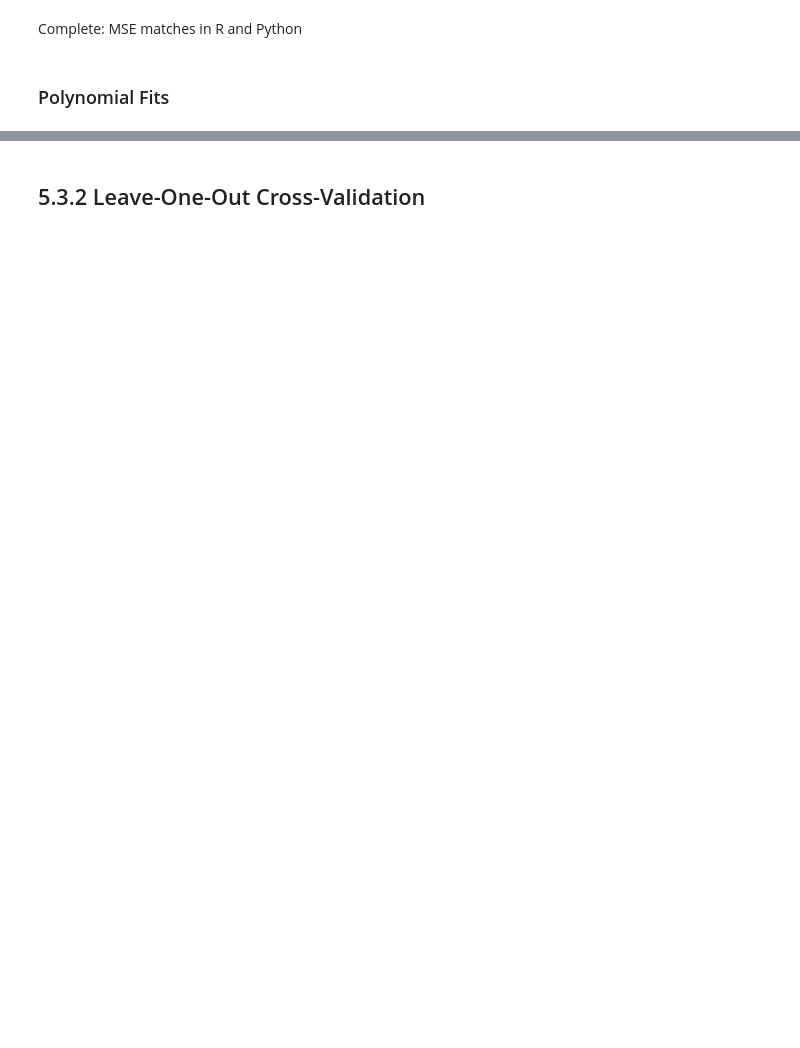
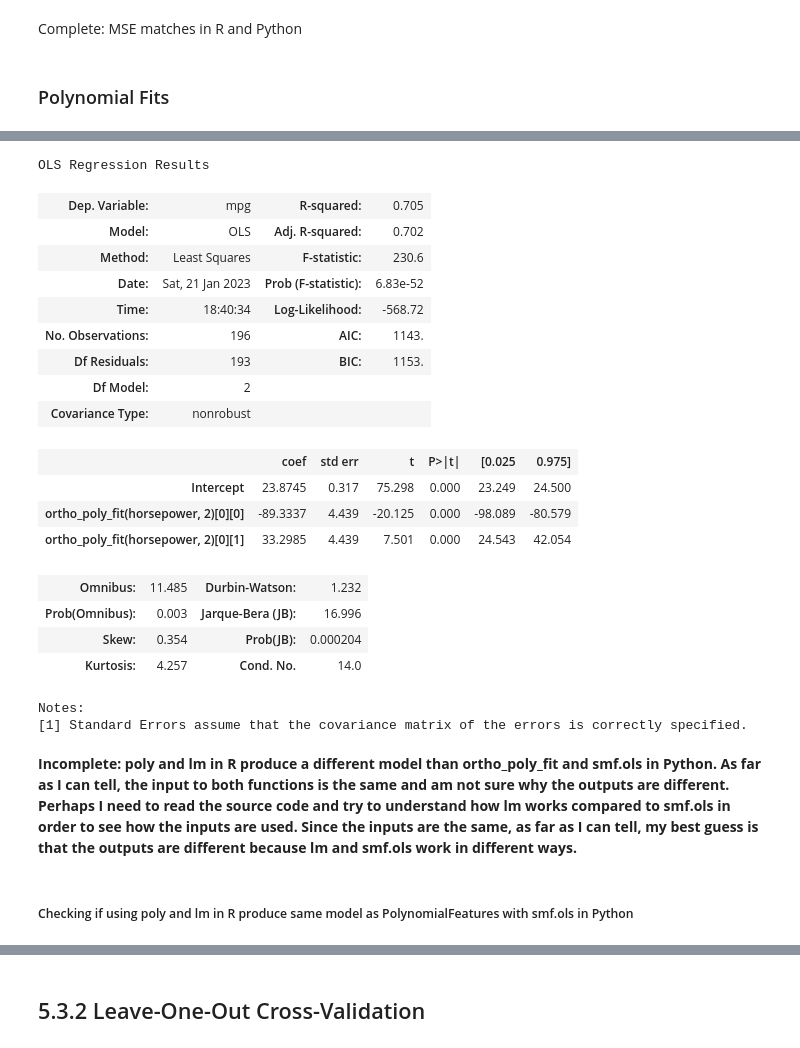
Before and after one commit to papir805/ISLR2, a Jupyter notebook: Python/chp5 - Resampling Methods/labs/chp_5_lab_me.ipynb, the cells around one changed output, grey strips where cells are left out. Drawn from its saved outputs; the diff is of its cells as text; code cells hidden in the pictures; blank space fills up the shorter version.

```diff
--- a/Python/chp5 - Resampling Methods/labs/chp_5_lab_me.ipynb
+++ b/Python/chp5 - Resampling Methods/labs/chp_5_lab_me.ipynb
@@ -164,4 +426,26 @@ summary(lm.fit2)
 # %%
-lm_fit2  = smf.ols(formula = 'mpg ~ ortho_poly_fit(horsepower, 2)[0]', data = auto_df.iloc[train_idx-1]).fit()
+lm_model2_ortho_poly  = smf.ols(formula = 'mpg ~ ortho_poly_fit(horsepower, 2)[0]', data = auto_df.iloc[train_idx-1])
+lm_fit2_ortho_poly = lm_model2_ortho_poly.fit()
 # %%
-lm_fit2.summary()
+lm_fit2_ortho_poly.summary()
+# %% [output]
+OLS Regression Results
+| Dep. Variable: | mpg | R-squared: | 0.705 |
+| Model: | OLS | Adj. R-squared: | 0.702 |
+| Method: | Least Squares | F-statistic: | 230.6 |
+| Date: | Sat, 21 Jan 2023 | Prob (F-statistic): | 6.83e-52 |
+| Time: | 18:40:34 | Log-Likelihood: | -568.72 |
+| No. Observations: | 196 | AIC: | 1143. |
+| Df Residuals: | 193 | BIC: | 1153. |
+| Df Model: | 2 |  |  |
+| Covariance Type: | nonrobust |  |  |
+|  | coef | std err | t | P>|t| | [0.025 | 0.975] |
+| Intercept | 23.8745 | 0.317 | 75.298 | 0.000 | 23.249 | 24.500 |
+| ortho_poly_fit(horsepower, 2)[0][0] | -89.3337 | 4.439 | -20.125 | 0.000 | -98.089 | -80.579 |
+| ortho_poly_fit(horsepower, 2)[0][1] | 33.2985 | 4.439 | 7.501 | 0.000 | 24.543 | 42.054 |
+| Omnibus: | 11.485 | Durbin-Watson: | 1.232 |
+| Prob(Omnibus): | 0.003 | Jarque-Bera (JB): | 16.996 |
+| Skew: | 0.354 | Prob(JB): | 0.000204 |
+| Kurtosis: | 4.257 | Cond. No. | 14.0 |
+Notes:
+[1] Standard Errors assume that the covariance matrix of the errors is correctly specified.
@@ -174,0 +452,4 @@ import sklearn.preprocessing
+# %% [markdown]
+**Incomplete: poly and lm in R produce a different model than ortho_poly_fit and smf.ols in Python.  As far as I can tell, the input to both functions is the same and am not sure why the outputs are different.  Perhaps I need to read the source code and try to understand how lm works compared to smf.ols in order to see how the inputs are used.  Since the inputs are the same, as far as I can tell, my best guess is that the outputs are different because lm and smf.ols work in different ways.**
+# %% [markdown]
+##### Checking if using poly and lm in R produce same model as PolynomialFeatures with smf.ols in Python
```
Also changed, not shown: parts of 156 cells of this notebook, 1 other file.
